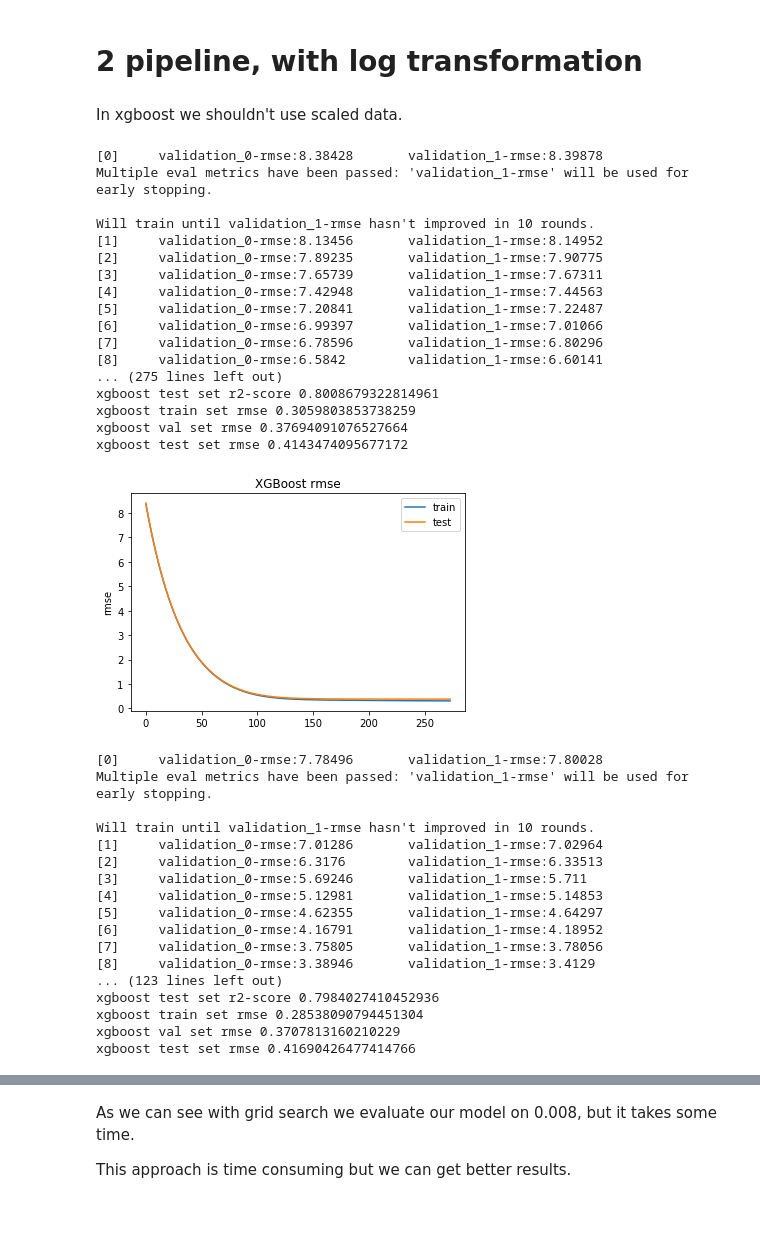
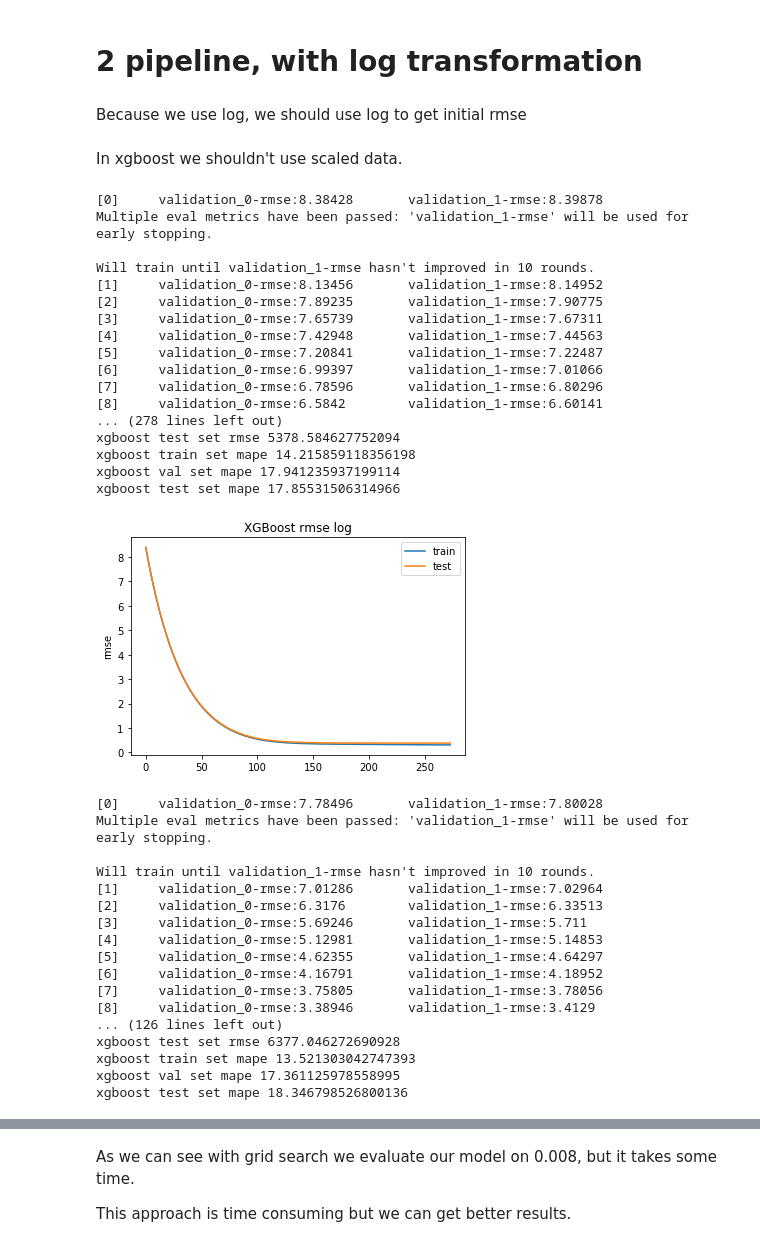
Before and after one commit to volynvlad/internship-task, a Jupyter notebook: internship_task.ipynb, the cells around one changed output, grey strips where cells are left out. Drawn from its saved outputs; the diff is of its cells as text; code cells hidden in the pictures; blank space fills up the shorter version.

```diff
--- a/internship_task.ipynb
+++ b/internship_task.ipynb
@@ -368,7 +372,7 @@ class XGBoostHelper:
             raise Exception('datasets should be list with length 2 or 3')
         self.early_stopping_rounds = early_stopping_rounds
 
-    def train(self):
+    def train(self, with_log_transform=False):
         eval_params = {'eval_metric': ['rmse'],
                        'eval_set': [self.train_data, self.val_data],
                        'early_stopping_rounds': self.early_stopping_rounds} if self.val_data is not None else {}
@@ -377,10 +381,10 @@ class XGBoostHelper:
                                                                      **eval_params)
         if self.val_data is not None:
             self.results_ = self.model.evals_result()
-        self.evals()
+        self.evals(with_log_transform)
 
 
-    def evals(self):
+    def evals(self, with_log_transform=False):
         print("with params:")
         [print(f"{x:<25} - {self.xgboost_params[x]}") for x in self.xgboost_params]
 
@@ -389,10 +393,16 @@ class XGBoostHelper:
             print(f"xgboost val set r2-score {self.model.score(self.val_data[0], self.val_data[1])}")
         print(f"xgboost test set r2-score {self.model.score(self.test_data[0], self.test_data[1])}")
 
-        print(f"xgboost train set rmse {np.sqrt(mean_squared_error(self.train_data[1], self.model.predict(self.train_data[0])))}")
+        print(f"xgboost train set rmse {np.sqrt(mean_squared_error(np.exp(self.train_data[1]), np.exp(self.model.predict(self.train_data[0])))) if with_log_transform else np.sqrt(mean_squared_error(self.train_data[1], self.model.predict(self.train_data[0])))}")
         if self.val_data is not None:
-            print(f"xgboost val set rmse {np.sqrt(mean_squared_error(self.val_data[1], self.model.predict(self.val_data[0])))}")
-        print(f"xgboost test set rmse {np.sqrt(mean_squared_error(self.test_data[1], self.model.predict(self.test_data[0])))}")
+            print(f"xgboost val set rmse {np.sqrt(mean_squared_error(np.exp(self.val_data[1]), np.exp(self.model.predict(self.val_data[0])))) if with_log_transform else np.sqrt(mean_squared_error(self.val_data[1], self.model.predict(self.val_data[0])))}")
+        print(f"xgboost test set rmse {np.sqrt(mean_squared_error(np.exp(self.test_data[1]), np.exp(self.model.predict(self.test_data[0])))) if with_log_transform else np.sqrt(mean_squared_error(self.test_data[1], self.model.predict(self.test_data[0])))}")
+
+
+        print(f"xgboost train set mape {mean_absolute_percentage_error(np.exp(self.train_data[1]), np.exp(self.model.predict(self.train_data[0]))) if with_log_transform else mean_absolute_percentage_error(self.train_data[1], self.model.predict(self.train_data[0]))}")
+        if self.val_data is not None:
+            print(f"xgboost val set mape {mean_absolute_percentage_error(np.exp(self.val_data[1]), np.exp(self.model.predict(self.val_data[0]))) if with_log_transform else mean_absolute_percentage_error(self.val_data[1], self.model.predict(self.val_data[0]))}")
+        print(f"xgboost test set mape {mean_absolute_percentage_error(np.exp(self.test_data[1]), np.exp(self.model.predict(self.test_data[0]))) if with_log_transform else mean_absolute_percentage_error(self.test_data[1], self.model.predict(self.test_data[0]))}")
 # %%
 xgboost_params = {
                 #'gamma':0,
@@ -702,11 +706,13 @@ plt.show()
 Here all parameters are the same because of low regularization parameter on lasso and ridge.
 # %% [markdown]
 # 2 pipeline, with log transformation
+# %% [markdown]
+Because we use log, we should use log to get initial rmse
 # %%
-y_trainval = np.log(y_trainval)
-y_train = np.log(y_train)
-y_val = np.log(y_val)
-y_test = np.log(y_test)
+y_trainval_log = np.log(y_trainval)
+y_train_log = np.log(y_train)
+y_val_log = np.log(y_val)
+y_test_log = np.log(y_test)
 # %%
 xgboost_params = {
                 #'gamma':0,
@@ -722,10 +728,10 @@ xgboost_params = {
 # %% [markdown]
 In xgboost we shouldn't use scaled data.
 # %%
-xgboost_helper = XGBoostHelper(xgboost_params,
-                               datasets=((X_train, y_train), (X_val, y_val), (X_test, y_test)),
+xgboost_helper_log = XGBoostHelper(xgboost_params,
+                               datasets=((X_train, y_train_log), (X_val, y_val_log), (X_test, y_test_log)),
                                early_stopping_rounds=10)
-xgboost_helper.train()
+xgboost_helper_log.train(True)
 # %% [output]
 [0]     validation_0-rmse:8.38428       validation_1-rmse:8.39878
 Multiple eval metrics have been passed: 'validation_1-rmse' will be used for early stopping.
@@ -739,24 +745,24 @@ Will train until validation_1-rmse hasn't improved in 10 rounds.
 [6]     validation_0-rmse:6.99397       validation_1-rmse:7.01066
 [7]     validation_0-rmse:6.78596       validation_1-rmse:6.80296
 [8]     validation_0-rmse:6.5842        validation_1-rmse:6.60141
-... (275 lines left out)
-xgboost test set r2-score 0.8008679322814961
-xgboost train set rmse 0.3059803853738259
-xgboost val set rmse 0.37694091076527664
-xgboost test set rmse 0.4143474095677172
+... (278 lines left out)
+xgboost test set rmse 5378.584627752094
+xgboost train set mape 14.215859118356198
+xgboost val set mape 17.941235937199114
+xgboost test set mape 17.85531506314966
 # %%
-results = xgboost_helper.results_
+results_log = xgboost_helper_log.results_
 fig, ax = plt.subplots()
-ax.plot(results['validation_0']['rmse'], label='train')
-ax.plot(results['validation_1']['rmse'], label='test')
+ax.plot(results_log['validation_0']['rmse'], label='train')
+ax.plot(results_log['validation_1']['rmse'], label='test')
 ax.legend()
 plt.ylabel('rmse')
-plt.title('XGBoost rmse')
+plt.title('XGBoost rmse log')
 plt.show()
 # %% [output]
-[figure, old version]
+[figure, new version]
 # %%
-xgboost_params = {
+xgboost_params_log = {
                 #'gamma':0,
                 'learning_rate':0.1,
                 'max_depth':3,
@@ -768,10 +774,10 @@ xgboost_params = {
                 'subsample_bycol':0.9,
                 'objective':'reg:squarederror'
                 }
-xgboost_helper = XGBoostHelper(xgboost_params,
-                               datasets=((X_train, y_train), (X_val, y_val), (X_test, y_test)),
+xgboost_helper_log = XGBoostHelper(xgboost_params_log,
+                               datasets=((X_train, y_train_log), (X_val, y_val_log), (X_test, y_test_log)),
                                early_stopping_rounds=10)
-xgboost_helper.train()
+xgboost_helper_log.train(True)
 # %% [output]
 [0]     validation_0-rmse:7.78496       validation_1-rmse:7.80028
 Multiple eval metrics have been passed: 'validation_1-rmse' will be used for early stopping.
@@ -785,9 +791,9 @@ Will train until validation_1-rmse hasn't improved in 10 rounds.
 [6]     validation_0-rmse:4.16791       validation_1-rmse:4.18952
 [7]     validation_0-rmse:3.75805       validation_1-rmse:3.78056
 [8]     validation_0-rmse:3.38946       validation_1-rmse:3.4129
-... (123 lines left out)
-xgboost test set r2-score 0.7984027410452936
-xgboost train set rmse 0.28538090794451304
-xgboost val set rmse 0.3707813160210229
-xgboost test set rmse 0.41690426477414766
+... (126 lines left out)
+xgboost test set rmse 6377.046272690928
+xgboost train set mape 13.521303042747393
+xgboost val set mape 17.361125978558995
+xgboost test set mape 18.346798526800136
 # %%
```
Also changed, not shown: parts of 30 cells of this notebook.
